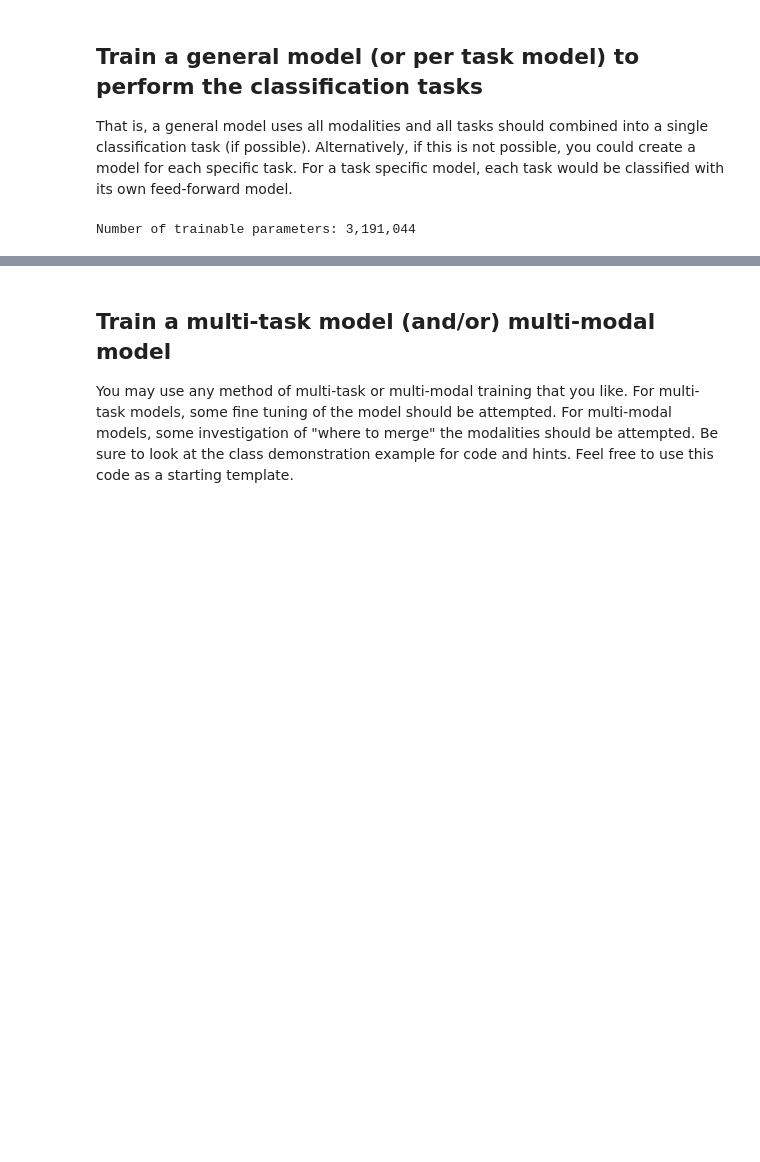
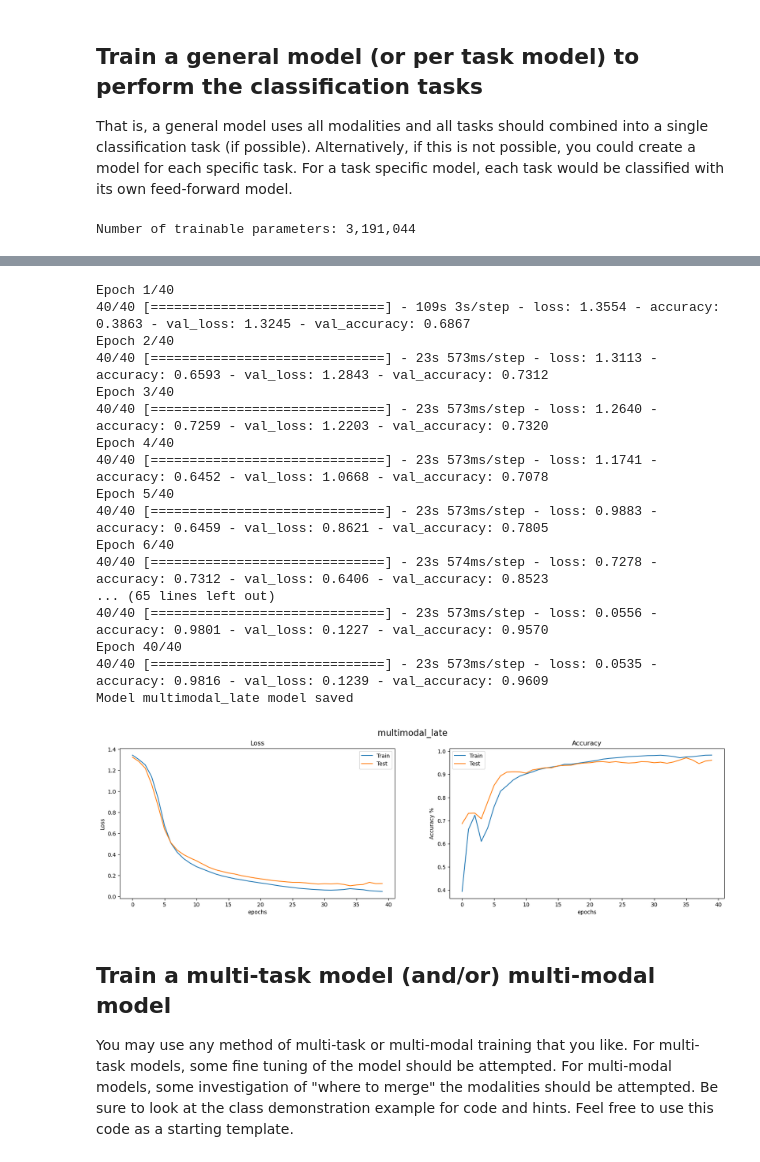
Before and after one commit to MarkBrub/gas-classifier, a Jupyter notebook: notebook.ipynb, the cells around one changed output, grey strips where cells are left out. Drawn from its saved outputs; the diff is of its cells as text; code cells hidden in the pictures; blank space fills up the shorter version.

```diff
--- a/notebook.ipynb
+++ b/notebook.ipynb
@@ -459,29 +498,48 @@ print(f"Number of trainable parameters: {model.count_params():,}")
 # %%
 if USE_SAVED_MODELS:
     # load model
     model.load_weights(f"Models/{model.name}.h5")
     #load history
     with open(f"Models/{model.name}.pkl", 'rb') as file_pi:
         model.history = pickle.load(file_pi)
 
     print(f"Model {model.name} loaded")
 
     plot_history(model, model.name)
 else:
-    history = model.fit(multimodal_train_dataset, validation_data=multimodal_val_dataset, epochs=50, verbose=1)
+    history = model.fit(multimodal_train_dataset, validation_data=multimodal_val_dataset, epochs=40, verbose=1)
 
     # save weights
     model.save_weights(f"Models/{model.name}.h5")
 
     # save history
     with open(f"Models/{model.name}.pkl", 'wb') as f:
         pickle.dump(history.history, f)
 
     print(f"Model {model.name} model saved")
 
     plot_history(history, model.name)
 
 multimodal_late_model = model
+# %% [output]
+Epoch 1/40
+40/40 [==============================] - 109s 3s/step - loss: 1.3554 - accuracy: 0.3863 - val_loss: 1.3245 - val_accuracy: 0.6867
+Epoch 2/40
+40/40 [==============================] - 23s 573ms/step - loss: 1.3113 - accuracy: 0.6593 - val_loss: 1.2843 - val_accuracy: 0.7312
+Epoch 3/40
+40/40 [==============================] - 23s 573ms/step - loss: 1.2640 - accuracy: 0.7259 - val_loss: 1.2203 - val_accuracy: 0.7320
+Epoch 4/40
+40/40 [==============================] - 23s 573ms/step - loss: 1.1741 - accuracy: 0.6452 - val_loss: 1.0668 - val_accuracy: 0.7078
+Epoch 5/40
+40/40 [==============================] - 23s 573ms/step - loss: 0.9883 - accuracy: 0.6459 - val_loss: 0.8621 - val_accuracy: 0.7805
+Epoch 6/40
+40/40 [==============================] - 23s 574ms/step - loss: 0.7278 - accuracy: 0.7312 - val_loss: 0.6406 - val_accuracy: 0.8523
+... (65 lines left out)
+40/40 [==============================] - 23s 573ms/step - loss: 0.0556 - accuracy: 0.9801 - val_loss: 0.1227 - val_accuracy: 0.9570
+Epoch 40/40
+40/40 [==============================] - 23s 573ms/step - loss: 0.0535 - accuracy: 0.9816 - val_loss: 0.1239 - val_accuracy: 0.9609
+Model multimodal_late model saved
+[figure, added]
 # %% [markdown]
 ## Train a multi-task model (and/or) multi-modal model
 You may use any method of multi-task or multi-modal training that you like.  For multi-task models, some fine tuning of the model should be attempted. For multi-modal models, some investigation of "where to merge" the modalities should be attempted. Be sure to look at the class demonstration example for code and hints. Feel free to use this code as a starting template.
```
Also changed, not shown: parts of 8 cells of this notebook, 10 other files.
